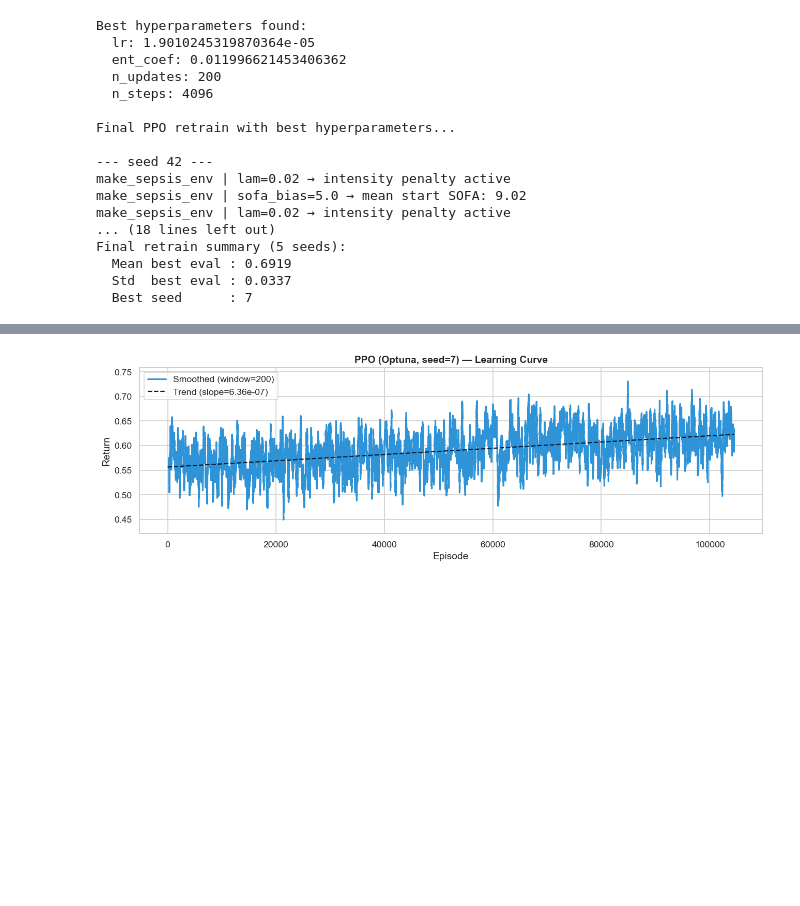
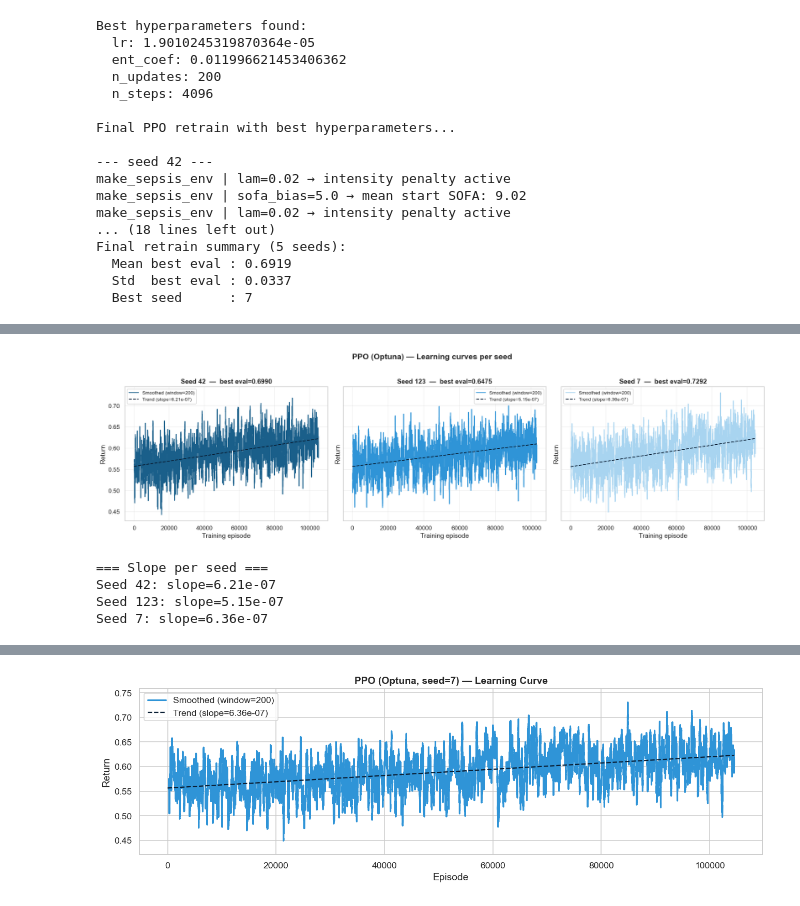
Before and after one commit to mariamiguel720/Reinforcement-Learning-Project-25-26, a Jupyter notebook: RL_Config_B - cópia.ipynb, the cells around one changed output, grey strips where cells are left out. Drawn from its saved outputs; the diff is of its cells as text; code cells hidden in the pictures; blank space fills up the shorter version.

```diff
--- a/RL_Config_B - cópia.ipynb
+++ b/RL_Config_B - cópia.ipynb
@@ -1733,0 +1813,50 @@ Final retrain summary (5 seeds):
+# %%
+# =============================================================
+# PPO TUNING — Cell 2: Learning curves for all 3 seeds
+# =============================================================
+# Each subplot shows the smoothed training return + linear trend
+# for one seed. A positive slope confirms the model is learning.
+# Compare slopes across seeds to identify the most consistent learner.
+
+COLORS = {42: '#1a5f8a', 123: '#2f94d7', 7: '#a8d4f0'}
+window = 200
+
+fig, axes = plt.subplots(1, 3, figsize=(18, 5), sharey=True)
+
+for ax, seed in zip(axes, SEEDS_OPTUNA):
+    returns  = ppo_seed_results[seed]['returns']
+    smoothed = pd.Series(returns).rolling(window).mean().values
+    x        = np.arange(len(returns))
+
+    # Trend line (fitted on raw returns to avoid NaN bias from rolling)
+    slope, intercept = np.polyfit(x, returns, 1)
+    trend = slope * x + intercept
+
+    ax.plot(smoothed, color=COLORS[seed], linewidth=1.5,
+            label=f'Smoothed (window={window})')
+    ax.plot(x, trend, color='#0a1f35', linewidth=1.5, linestyle='--',
+            label=f'Trend (slope={slope:.2e})')
+
+    ax.set_title(f'Seed {seed}  —  best eval={ppo_seed_results[seed]["best_eval"]:.4f}',
+                 fontweight='bold')
+    ax.set_xlabel('Training episode')
+    ax.set_ylabel('Return')
+    ax.legend(fontsize=9)
+    ax.grid(alpha=0.3)
+
+plt.suptitle('PPO (Optuna) — Learning curves per seed', fontweight='bold', y=1.02)
+plt.tight_layout()
+plt.show()
+
+print('\n=== Slope per seed ===')
+for seed, res in ppo_seed_results.items():
+    raw     = res['returns']
+    x       = np.arange(len(raw))
+    slope,_ = np.polyfit(x, raw, 1)
+    print(f'Seed {seed}: slope={slope:.2e}')
+# %% [output]
+[figure, added]
+=== Slope per seed ===
+Seed 42: slope=6.21e-07
+Seed 123: slope=5.15e-07
+Seed 7: slope=6.36e-07
```
Also changed, not shown: parts of 17 cells of this notebook, 5 other files.
